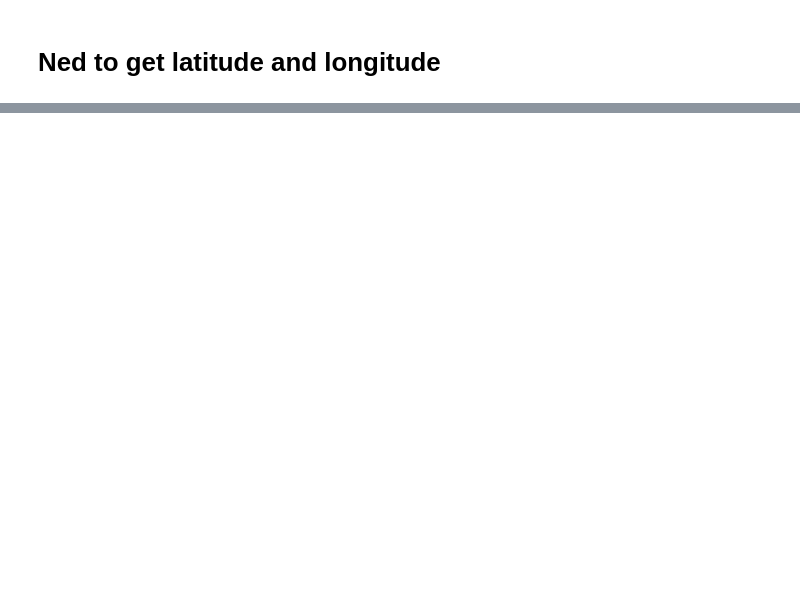
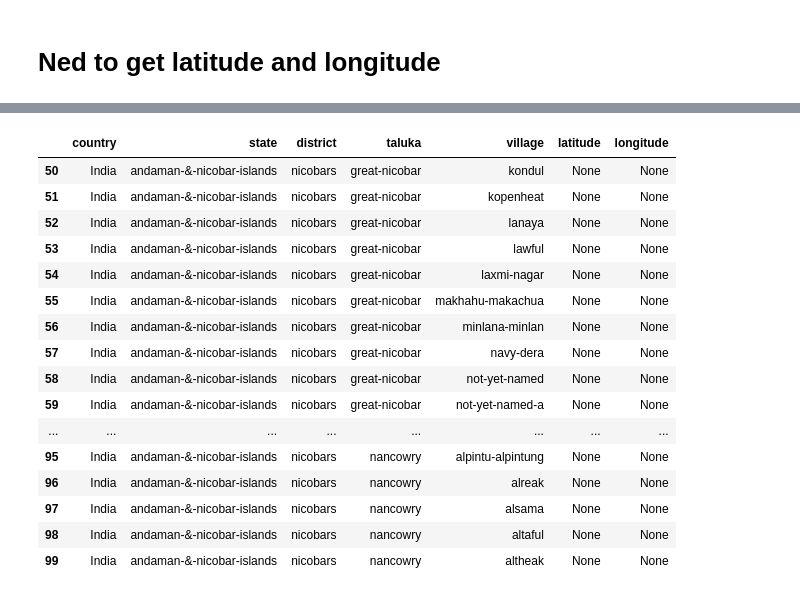
Before and after one commit to AYUSHKHAIRE/kaggle, a Jupyter notebook: GeoDataScrapping.ipynb, the cells around one changed output, grey strips where cells are left out. Saved outputs shown, nothing was run; the diff lists cells and outputs as text; code cells hidden in the pictures; blank space fills up the shorter version.

Commit message:
Kaggle Notebook | Villagesase | Version 14

```diff
--- a/GeoDataScrapping.ipynb
+++ b/GeoDataScrapping.ipynb
@@ -313,0 +25,10 @@ soup.find('span',{'class':'longitude'})
+# %%
+limit = 40000
+yeasterday_collection = len(yeasterday_df)
+print(yeasterday_collection)
+original_length = len(original_df)
+if original_length - yeasterday_collection > limit:
+    target_for_today = yeasterday_collection+limit
+else:
+    target_for_today = original_length - yeasterday_collection
+print(target_for_today)
@@ -313,0 +38,3 @@ soup.find('span',{'class':'longitude'})
+# %%
+target_df = original_df[yeasterday_collection:target_for_today]
+target_df
@@ -315,11 +60,11 @@ soup.find('span',{'class':'longitude'})
 latlist = []
 lonlist = []
 
-for index, row in tqdm(df.head(10).iterrows()):
-    state = row.iloc[2]
-    district = row.iloc[3]
-    taluka = row.iloc[4]
-    village = row.iloc[5]
+for index, row in tqdm(target_df.iterrows()):
+    state = row.iloc[1]
+    district = row.iloc[2]
+    taluka = row.iloc[3]
+    village = row.iloc[4]
     url_to_hit = f"https://www.geonames.org/advanced-search.html?q={village}%2C{taluka}%2C{district}%2C{state}&country=IN&featureClass=&continentCode="
     r = rq.get(url_to_hit,headers = headers)
     soup = BeautifulSoup(r.text,'html.parser')
@@ -328,8 +73,6 @@ for index, row in tqdm(df.head(10).iterrows()):
     if lat is not None and lon is not None:
         latlist.append(lat.text)
         lonlist.append(lon.text)
-        print(lat)
-        print(lon)
     else:
         latlist.append(None)
         lonlist.append(None)
@@ -396,0 +79,3 @@ new_df1
+# %%
+new_df = target_df.copy()
+new_df
@@ -396,0 +100,22 @@ new_df1
+# %%
+new_df['latitude'] = latlist
+new_df['longitude'] = lonlist
+new_df
+# %% [output]
+|  | country | state | district | taluka | village | latitude | longitude |
+| 50 | India | andaman-&-nicobar-islands | nicobars | great-nicobar | kondul | None | None |
+| 51 | India | andaman-&-nicobar-islands | nicobars | great-nicobar | kopenheat | None | None |
+| 52 | India | andaman-&-nicobar-islands | nicobars | great-nicobar | lanaya | None | None |
+| 53 | India | andaman-&-nicobar-islands | nicobars | great-nicobar | lawful | None | None |
+| 54 | India | andaman-&-nicobar-islands | nicobars | great-nicobar | laxmi-nagar | None | None |
+| 55 | India | andaman-&-nicobar-islands | nicobars | great-nicobar | makhahu-makachua | None | None |
+| 56 | India | andaman-&-nicobar-islands | nicobars | great-nicobar | minlana-minlan | None | None |
+| 57 | India | andaman-&-nicobar-islands | nicobars | great-nicobar | navy-dera | None | None |
+| 58 | India | andaman-&-nicobar-islands | nicobars | great-nicobar | not-yet-named | None | None |
+| 59 | India | andaman-&-nicobar-islands | nicobars | great-nicobar | not-yet-named-a | None | None |
+| ... | ... | ... | ... | ... | ... | ... | ... |
+| 95 | India | andaman-&-nicobar-islands | nicobars | nancowry | alpintu-alpintung | None | None |
+| 96 | India | andaman-&-nicobar-islands | nicobars | nancowry | alreak | None | None |
+| 97 | India | andaman-&-nicobar-islands | nicobars | nancowry | alsama | None | None |
+| 98 | India | andaman-&-nicobar-islands | nicobars | nancowry | altaful | None | None |
+| 99 | India | andaman-&-nicobar-islands | nicobars | nancowry | altheak | None | None |
```
Also changed, not shown: parts of 52 cells of this notebook.
